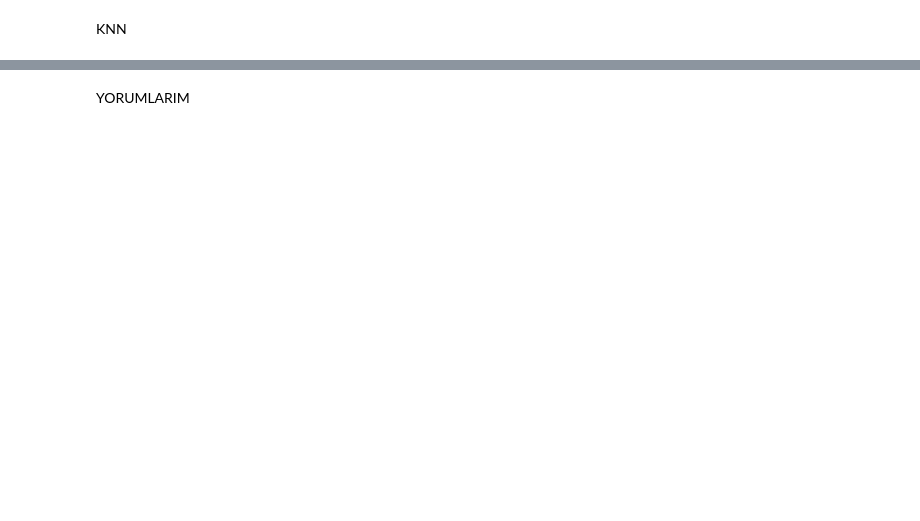
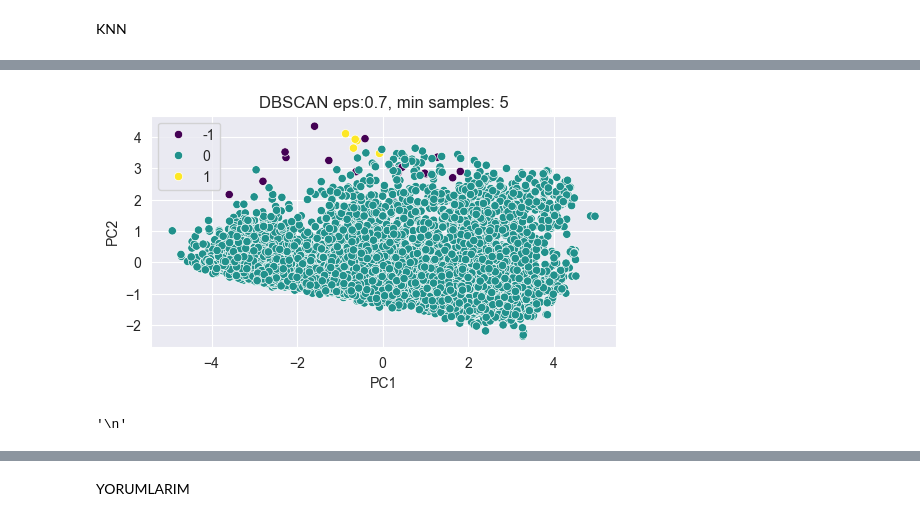
Before and after one commit to 190101007/air-quality, a Jupyter notebook: main.ipynb, the cells around one changed output, grey strips where cells are left out. Saved outputs shown, nothing was run; the diff lists cells and outputs as text; code cells hidden in the pictures; blank space fills up the shorter version.

```diff
--- a/main.ipynb
+++ b/main.ipynb
@@ -909,0 +548,18 @@ weighted avg       0.94      0.93      0.93      1588
+# %%
+from sklearn.metrics import silhouette_score
+eps_val = [0.1, 0.2, 0.3, 0.4, 0.5, 0.6, 0.7, 0.8, 0.9]
+min_samp_val = [4,5,6]
+# %%
+results = []
+for eps in eps_val:
+    for min_samp in min_samp_val:
+        dbscan = DBSCAN(eps= eps, min_samples=min_samp)
+        clusters_dbscan = dbscan.fit_predict(X_train)
+        cls = len(set(dbscan.labels_))
+        print(f"eps: {eps}, min_samp: {min_samp}, cls: {cls}")
+        # plt.figure(figsize=(6,3))
+        # sns.scatterplot(x=X_train[:, 0], y=X_train[:, 1], hue=clusters_dbscan, palette='viridis')
+        # plt.title(f'DBSCAN eps:{eps}, min samples: {min_samp}')
+        # plt.xlabel('PC1')
+        # plt.ylabel('PC2')
+        # plt.show()
@@ -910,3 +584,18 @@ weighted avg       0.94      0.93      0.93      1588
+# %%
+plt.figure(figsize=(6,3))
+sns.scatterplot(x=X_train[:, 0], y=X_train[:, 1], hue=clusters_dbscan, palette='viridis')
+plt.title(f'DBSCAN eps:{0.7}, min samples: {5}')
+plt.xlabel('PC1')
+plt.ylabel('PC2')
+plt.show()
+# %% [output]
+[figure, added]
+# %%
+"""
+DBSCAN bizim veri setimizde mantıklı değil en yakın cluster sayısı olan 3 olduğu halde dağılımı çok kötü.
+"""
+# %% [output]
+'\n'
 # %%
 # Modelleri karşılaştır
 models = {
```
Also changed, not shown: parts of 90 cells of this notebook, 4 other files.
